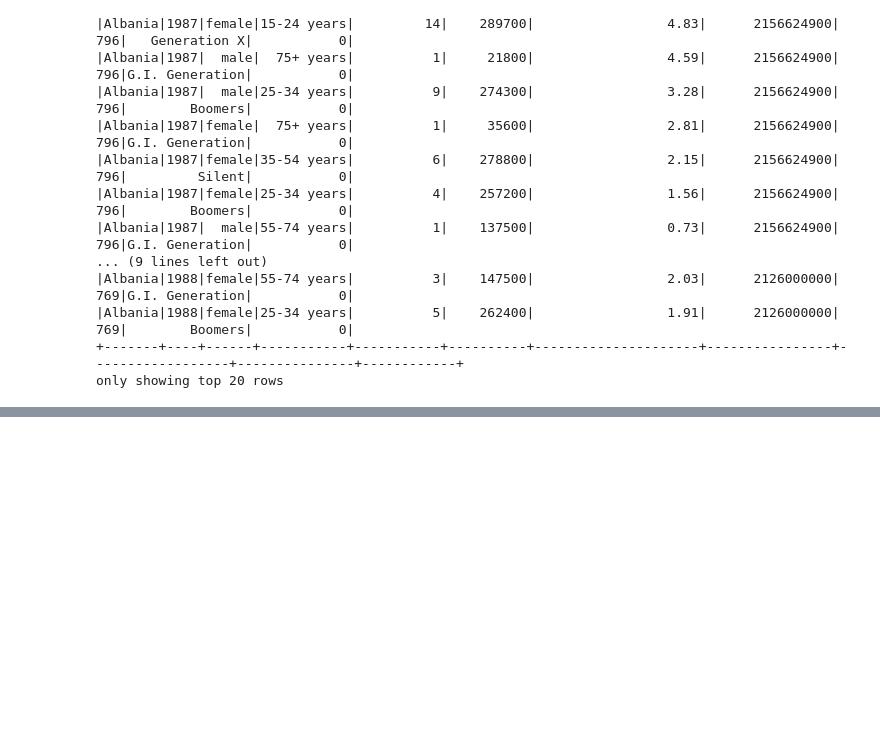
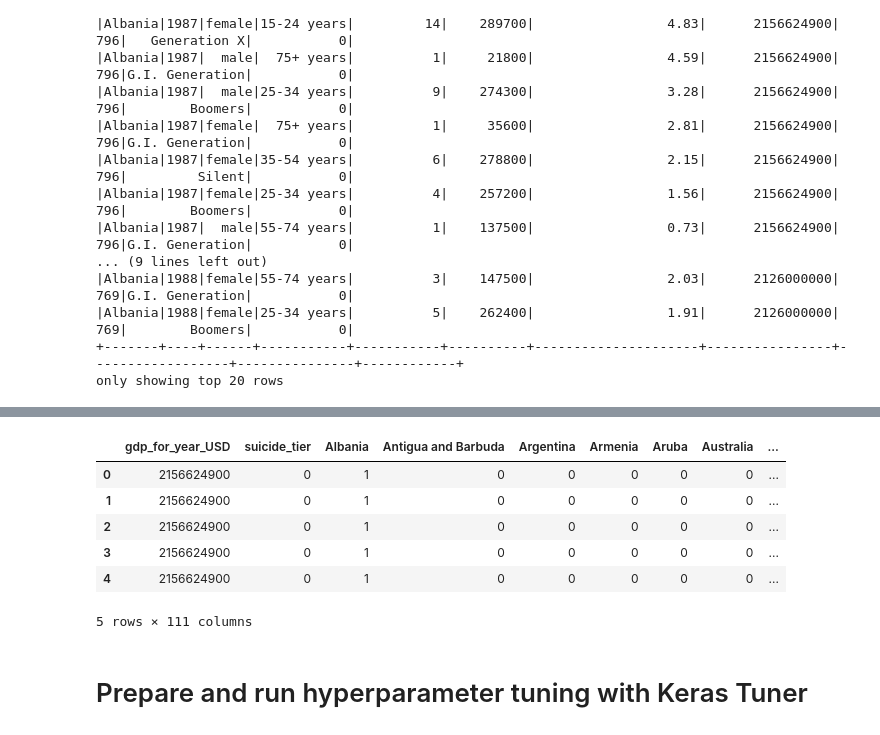
Before and after one commit to ejmatthe/project-four, a Jupyter notebook: datacleaning_with_spark_colab.ipynb, the cells around one changed output, grey strips where cells are left out. Cells and saved outputs as stored; diff of their text form; code cells hidden in the pictures; blank space fills up the shorter version.

```diff
--- a/datacleaning_with_spark_colab.ipynb
+++ b/datacleaning_with_spark_colab.ipynb
@@ -43,7 +63,7 @@ spark = SparkSession.builder.appName("SparkSQL").getOrCreate()
 # %%
 # Read in the csv
 from pyspark import SparkFiles
-url = "https://raw.githubusercontent.com/ejmatthe/project-four/857fe47338c94638dc95a4d6cc5d17b2e945f272/resources/master.csv"
+url = "https://raw.githubusercontent.com/ejmatthe/project-four/main/resources/master.csv"
 spark.sparkContext.addFile(url)
 suicides_df = spark.read.csv(SparkFiles.get("master.csv"), sep=",", header=True)
 
@@ -70,3 +90,12 @@ only showing top 20 rows
 # %%
 # Create a temporary view of the DataFrame.
 suicides_df.createOrReplaceTempView('suicides')
+# %%
+# Make dataframe to compare suicide rate and GDP per capita
+suicides_gdp_df = spark.sql("""
+SELECT gdp_for_year_USD, suicide_tier
+FROM suicides
+""")
+
+
+suicides_gdp_df.show()
@@ -72,0 +120,7 @@ suicides_df.createOrReplaceTempView('suicides')
+# %%
+# Convert PySpark dataframes to Pandas dataframes then check data types
+suicides_gdp_df = suicides_gdp_df.toPandas()
+suicides_df = suicides_df.toPandas()
+
+suicides_df.info()
+suicides_gdp_df.info()
@@ -72,0 +145,9 @@ suicides_df.createOrReplaceTempView('suicides')
+# %%
+# Convert datatypes
+suicides_df = suicides_df.astype({'year': 'int64', 'suicides_no': 'int64', 'population': 'int64', 'suicides_per_100k_pop': 'float64',
+                                  'gdp_for_year_USD': 'float64', 'gdp_per_capita_USD': 'int64', 'suicide_tier': 'int64'})
+suicides_gdp_df = suicides_gdp_df.astype('int64')
+
+# Confirm new datatypes
+suicides_gdp_df.info()
+suicides_df.info()
@@ -72,0 +172,17 @@ suicides_df.createOrReplaceTempView('suicides')
+# %%
+# Get dummies
+country_dummies = pd.get_dummies(suicides_df["country"])
+sex_dummies = pd.get_dummies(suicides_df["sex"])
+age_dummies = pd.get_dummies(suicides_df["age"])
+
+# Add dummies
+suicides_x_df = pd.concat([suicides_gdp_df, country_dummies, sex_dummies, age_dummies], axis=1)
+suicides_x_df.head()
+# %% [output]
+|  | gdp_for_year_USD | suicide_tier | Albania | Antigua and Barbuda | Argentina | Armenia | Aruba | Australia | ... |
+| 0 | 2156624900 | 0 | 1 | 0 | 0 | 0 | 0 | 0 | ... |
+| 1 | 2156624900 | 0 | 1 | 0 | 0 | 0 | 0 | 0 | ... |
+| 2 | 2156624900 | 0 | 1 | 0 | 0 | 0 | 0 | 0 | ... |
+| 3 | 2156624900 | 0 | 1 | 0 | 0 | 0 | 0 | 0 | ... |
+| 4 | 2156624900 | 0 | 1 | 0 | 0 | 0 | 0 | 0 | ... |
+5 rows × 111 columns
@@ -72,0 +209,2 @@ suicides_df.createOrReplaceTempView('suicides')
+# %% [markdown]
+# Prepare and run hyperparameter tuning with Keras Tuner
```
Also changed, not shown: parts of 18 cells of this notebook, 1 other file.
